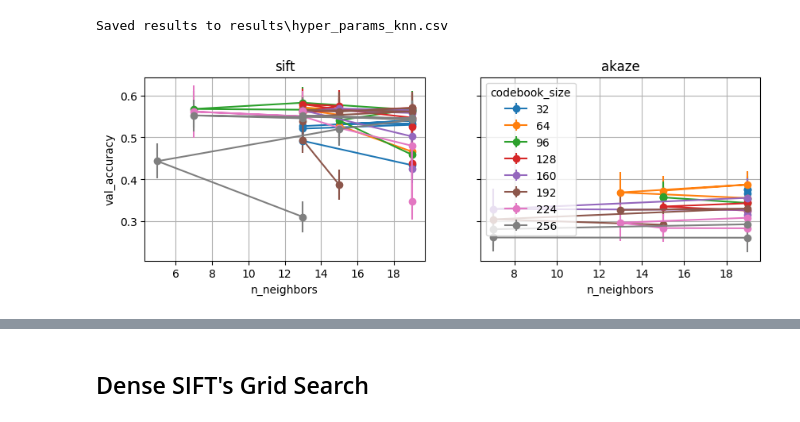
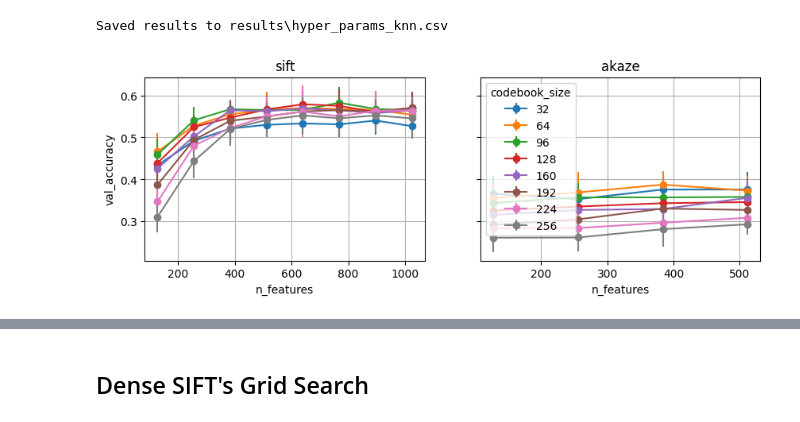
Before and after one commit to alex21th/MCV-M3-Project, a Jupyter notebook: BagofVisualWords.ipynb, the cells around one changed output, grey strips where cells are left out. Cells and saved outputs as stored; diff of their text form; code cells hidden in the pictures.

Commit message:
plots + comments

```diff
--- a/BagofVisualWords.ipynb
+++ b/BagofVisualWords.ipynb
@@ -372,11 +372,11 @@ df = pd.read_csv('results/hyper_params_knn.csv')
 # %%
 plot_params_comparison(
     df=df,
     detectors=['sift','akaze'],
-    xvar='n_neighbors',
+    xvar='n_features',
     yvar='val_accuracy',
     zvar='codebook_size',
     figsize=(10, 3)
 )
 # %% [output]
-[figure, old version]
+[figure, new version]
```
Also changed, not shown: parts of 9 cells of this notebook.
